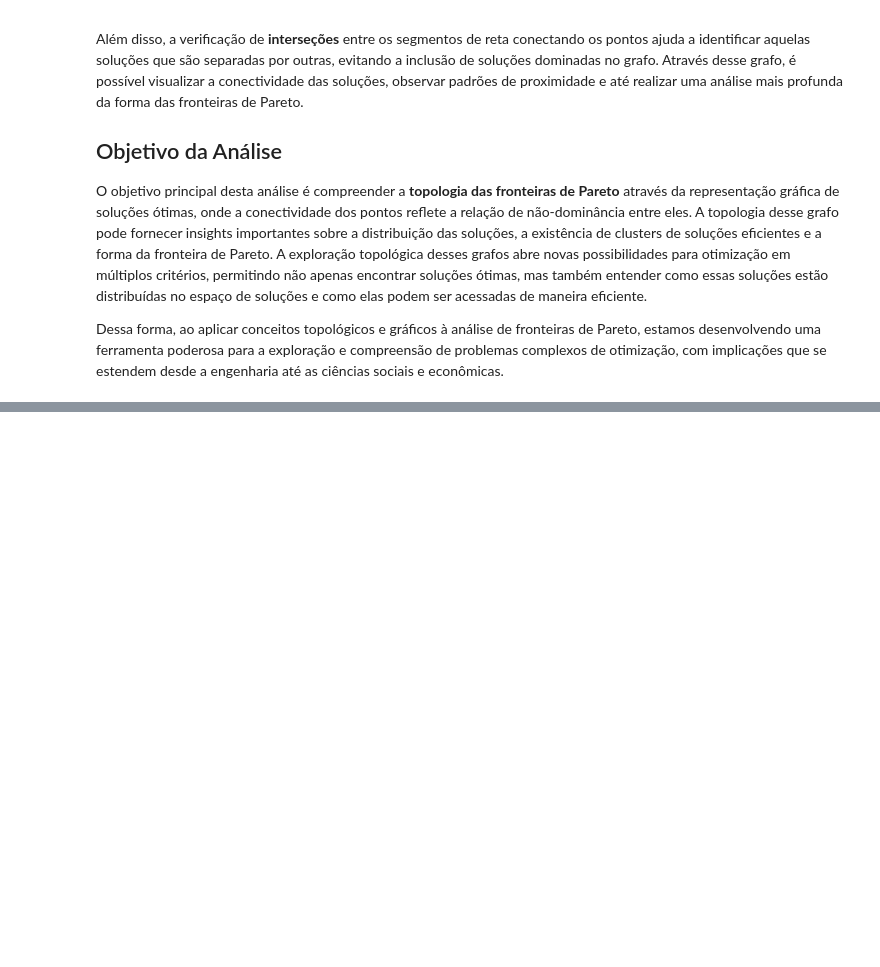
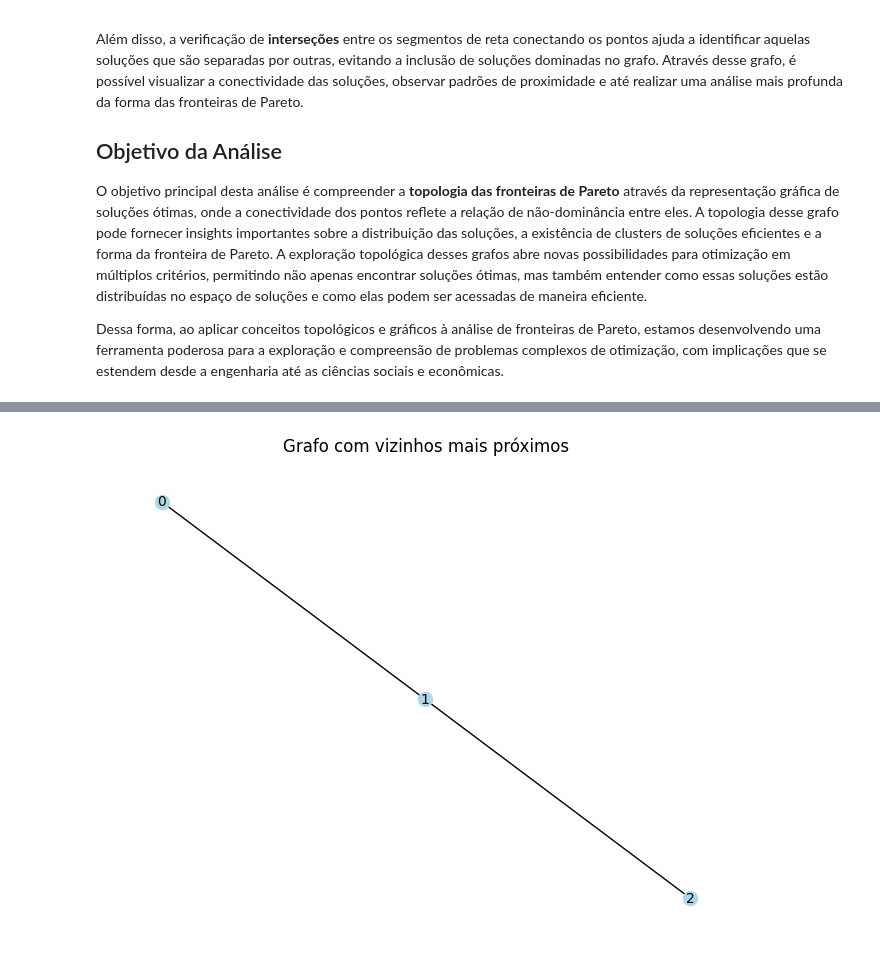
Before and after one commit to JunioCesarFerreira/NSGA-Studies, a Jupyter notebook: notebooks/evaluation/topological-analysis.ipynb, the cells around one changed output, grey strips where cells are left out. Cells and saved outputs as stored; diff of their text form; code cells hidden in the pictures; blank space fills up the shorter version.

```diff
--- a/notebooks/evaluation/topological-analysis.ipynb
+++ b/notebooks/evaluation/topological-analysis.ipynb
@@ -110,7 +208,7 @@ plot_2d_intersection(ex[1], ref, ex[1], ex[2], intersect2)
 # %%
 import networkx as nx
 
-def build_graph(points, ref_point):
+def build_graph(points: list[tuple], ref_point: tuple) -> nx.Graph:
     G = nx.Graph()
 
     # Adiciona os vértices
@@ -131,14 +229,3 @@ def build_graph(points, ref_point):
             if add:
                 G.add_edge(i,j)
     return G
-
-graph = build_graph(ex, ref)
-
-# Exibir a posição dos pontos (nos do grafo)
-pos = nx.get_node_attributes(graph, 'point')
-
-# Visualizar o grafo
-import matplotlib.pyplot as plt
-nx.draw(graph, pos, with_labels=True, node_color='lightblue', node_size=100, font_size=10)
-plt.title("Grafo com vizinhos mais próximos")
-plt.show()
@@ -146,0 +247,20 @@ plt.show()
+# %%
+ex = np.array([
+    [0.2, 0.8, 0.6],
+    [0.5, 0.6, 0.4],
+    [0.7, 0.3, 0.2]
+])
+ref = [1, 1, 1]
+
+graph = build_graph(ex, ref)
+
+# Exibir a posição dos pontos (nos do grafo)
+pos = nx.spring_layout(graph)
+
+# Visualizar o grafo
+import matplotlib.pyplot as plt
+nx.draw(graph, pos, with_labels=True, node_color='lightblue', node_size=100, font_size=10)
+plt.title("Grafo com vizinhos mais próximos")
+plt.show()
+# %% [output]
+[figure, added]
```
Also changed, not shown: parts of 14 cells of this notebook.
